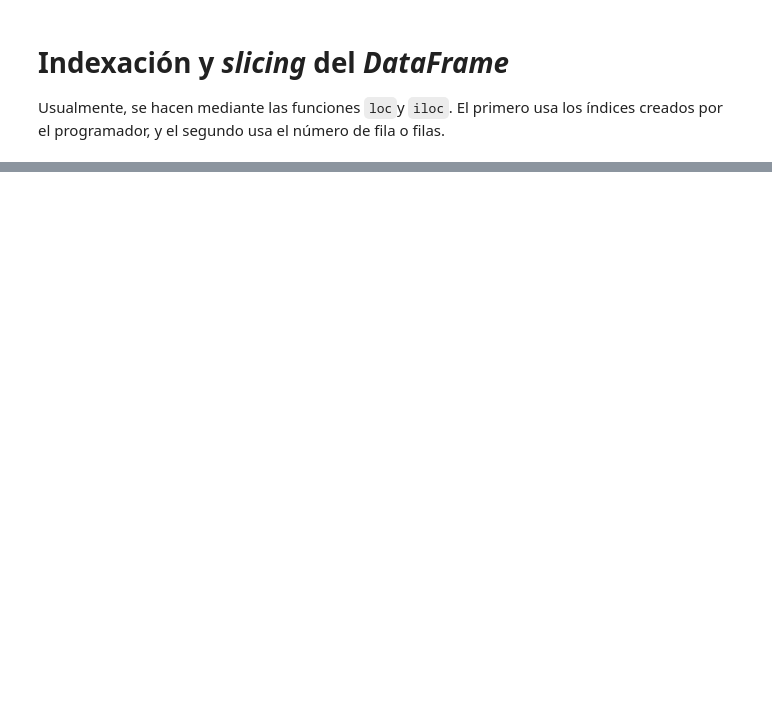
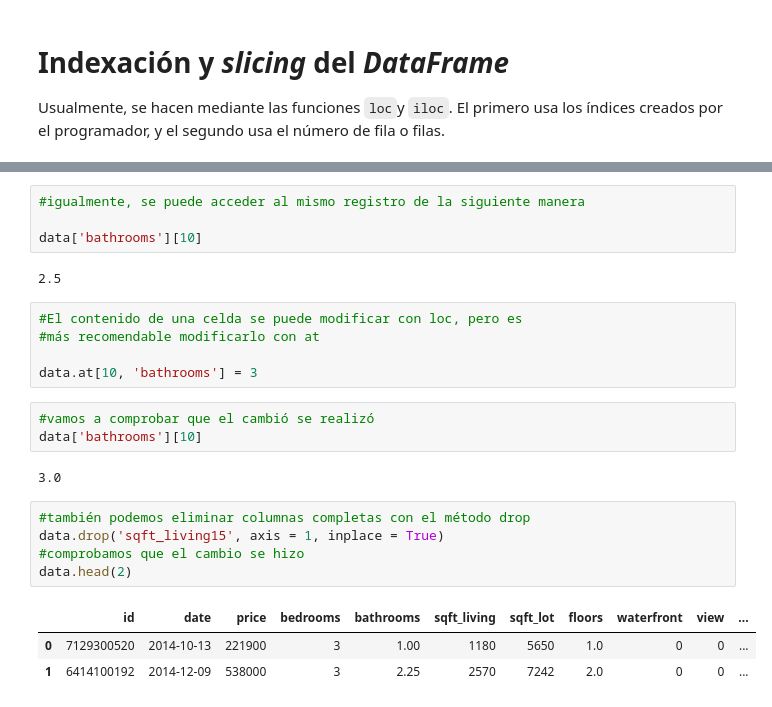
Before and after one commit to EAFIT-BI/Programming-for-Business-in-Accounting-2024-2, a Jupyter notebook: Indexación.ipynb, the cells around one changed output, grey strips where cells are left out. Cells and saved outputs as stored; diff of their text form; blank space fills up the shorter version.

```diff
--- a/Indexación.ipynb
+++ b/Indexación.ipynb
@@ -70,0 +184,25 @@ data.iloc[0:4]
+# %%
+#igualmente, se puede acceder al mismo registro de la siguiente manera
+
+data['bathrooms'][10]
+# %% [output]
+2.5
+# %%
+#El contenido de una celda se puede modificar con loc, pero es
+#más recomendable modificarlo con at
+
+data.at[10, 'bathrooms'] = 3
+# %%
+#vamos a comprobar que el cambió se realizó
+data['bathrooms'][10]
+# %% [output]
+3.0
+# %%
+#también podemos eliminar columnas completas con el método drop
+data.drop('sqft_living15', axis = 1, inplace = True)
+#comprobamos que el cambio se hizo
+data.head(2)
+# %% [output]
+|  | id | date | price | bedrooms | bathrooms | sqft_living | sqft_lot | floors | waterfront | view | ... |
+| 0 | 7129300520 | 2014-10-13 | 221900 | 3 | 1.00 | 1180 | 5650 | 1.0 | 0 | 0 | ... |
+| 1 | 6414100192 | 2014-12-09 | 538000 | 3 | 2.25 | 2570 | 7242 | 2.0 | 0 | 0 | ... |
```
Also changed, not shown: parts of 21 cells of this notebook.
